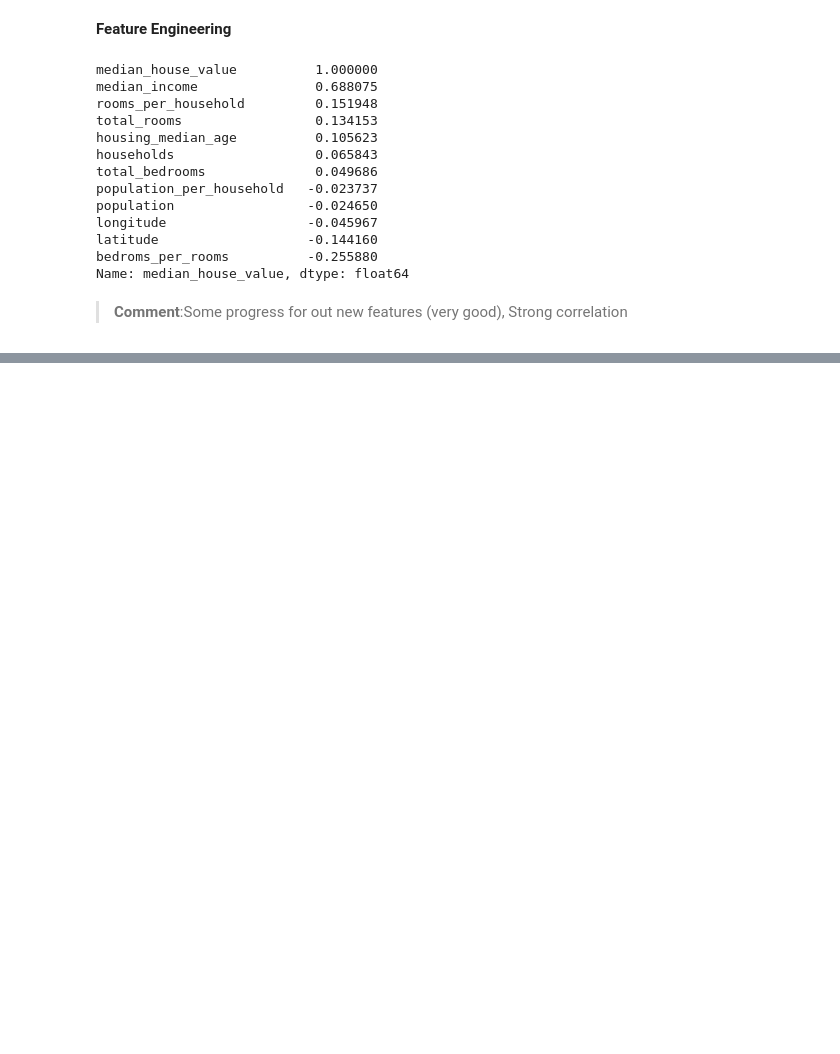
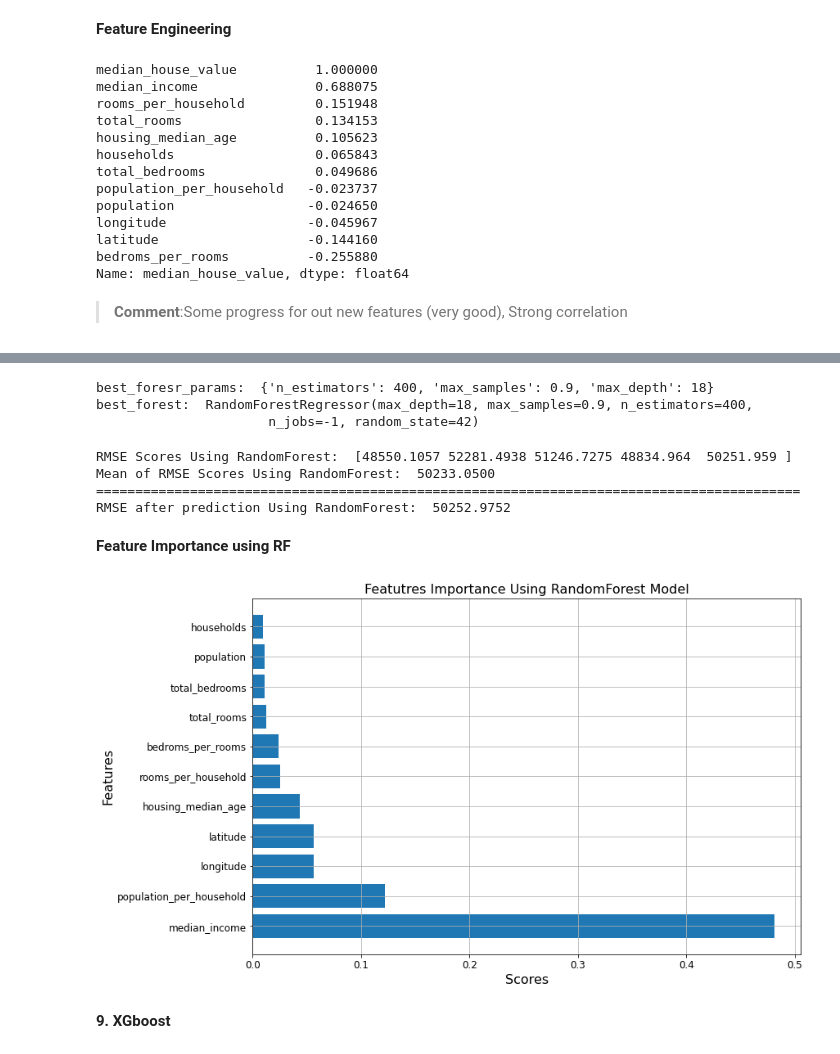
Before and after one commit to KhaledFarghaly11/Houses-Prices, a Jupyter notebook: Houses Prices.ipynb, the cells around one changed output, grey strips where cells are left out. Cells and saved outputs as stored; diff of their text form; code cells hidden in the pictures; blank space fills up the shorter version.

Commit message:
Split data And Train this data in models

```diff
--- a/Houses Prices.ipynb
+++ b/Houses Prices.ipynb
@@ -291,0 +623,11 @@ Name: median_house_value, dtype: float64
+# %%
+# Using RandomizedSearchCV
+params_best_forest = {'n_estimators': np.arange(100, 500, 50),
+                      'max_depth': np.arange(4, 20, 2),
+                      'max_samples': [0.7, 0.8, 0.9, 1]}
+
+# Intialize
+search_random_forest = RandomizedSearchCV(estimator=forestr, param_distributions=params_best_forest,
+                                          n_iter=20, scoring='neg_mean_squared_error',
+                                          cv=5, verbose=6, random_state=422)
+search_random_forest.fit(X_train_final, y_train)
@@ -291,0 +662,67 @@ Name: median_house_value, dtype: float64
+# %%
+# Get the best Params
+best_foresr_params = search_random_forest.best_params_
+print('best_foresr_params: ', best_foresr_params)
+
+# Get the best estimator
+best_forest = search_random_forest.best_estimator_  # predict using this Model
+print('best_forest: ', best_forest)
+# %% [output]
+best_foresr_params:  {'n_estimators': 400, 'max_samples': 0.9, 'max_depth': 18}
+best_forest:  RandomForestRegressor(max_depth=18, max_samples=0.9, n_estimators=400,
+                      n_jobs=-1, random_state=42)
+# %%
+# Check scores of this Model (RMSE) using (cross_val_score)
+mse_scores_tunned_forest = cross_val_score(estimator=best_forest, X=X_train_final, y=y_train,
+                               cv=5, scoring='neg_mean_squared_error', n_jobs=-1)  # sklearn deals with error as negative
+
+mse_scores_tunned_forest = -1 * mse_scores_tunned_forest   # we want it positive
+rmse_scores_tunned_forest = np.sqrt(mse_scores_tunned_forest)
+print(f'RMSE Scores Using Tuned RandomForest:  {np.round(rmse_scores_tunned_forest, 4)}')
+print(f'Mean of RMSE Scores Using Tuned RandomForest:  {rmse_scores_tunned_forest.mean():.4f}')
+
+print('==='*30)
+
+# Get Prediction using (cross_val_predict)
+y_pred_tunned_forest = cross_val_predict(estimator=best_forest, X=X_train_final, y=y_train, cv=5, method='predict', n_jobs=-1)
+
+# You can check the (RMSE) using what model predicts and compare it with the Mean of above result -- almost the same
+# take care of this point --> don't use .predict when you are using (crossValidation)
+rmse_pred_tunned_forest = np.sqrt(mean_squared_error(y_train, y_pred_tunned_forest))
+
+print(f'RMSE after prediction Using Tuned RandomForest:  {rmse_pred_tunned_forest:.4f}')  # almost the same result :D
+# %% [output]
+RMSE Scores Using RandomForest:  [48550.1057 52281.4938 51246.7275 48834.964  50251.959 ]
+Mean of RMSE Scores Using RandomForest:  50233.0500
+==========================================================================================
+RMSE after prediction Using RandomForest:  50252.9752
+# %% [markdown]
+**Feature Importance using RF**
+# %%
+# Getting the Features Importance (they are normalized in RF, sum=1)
+feat_import_forest = {}
+for name, score in zip(num_cols, best_forest.feature_importances_[:11]):  # take only the first 11 Numerical Cols
+    feat_import_forest[name] = score
+
+# Features are keys, Importance is the value
+keys_forest = feat_import_forest.keys()
+values_forest = feat_import_forest.values()
+# %%
+# to DF and then plotting
+df_feat_import_forest = pd.DataFrame({'Features': keys_forest, 'Scores': values_forest})
+df_feat_import_forest = df_feat_import_forest.sort_values(by='Scores', ascending=False)
+
+## plotting
+plt.figure(figsize=(12, 8))
+plt.barh(y=df_feat_import_forest['Features'], width=df_feat_import_forest['Scores'])
+plt.title('Featutres Importance Using RandomForest Model', fontsize=16, c='k')
+plt.xlabel('Scores', fontsize=16, c='k')
+plt.ylabel('Features', fontsize=16, c='k')
+plt.xticks(c='k', fontsize=12)
+plt.yticks(c='k', fontsize=12)
+plt.grid('on')
+plt.show()
+# %% [output]
+[figure, added]
+# %% [markdown]
+**9. XGboost**
```
Also changed, not shown: parts of 55 cells of this notebook.
